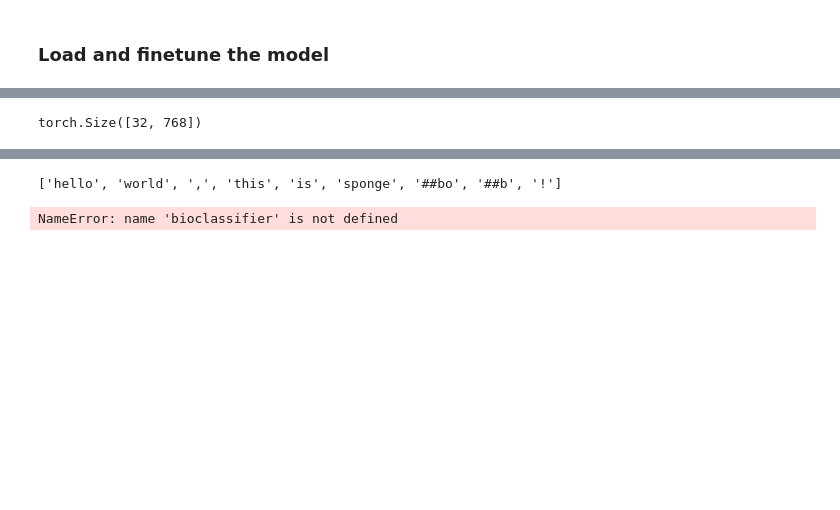
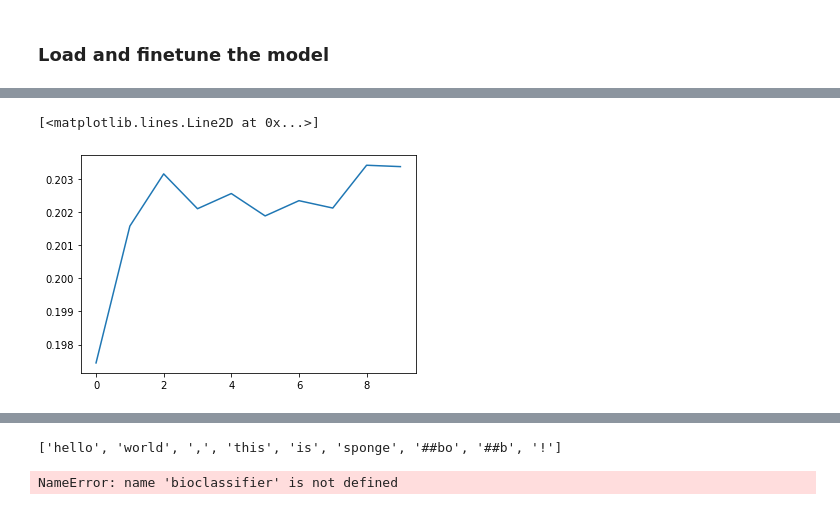
Before and after one commit to erolm-a/colla-framework, a Jupyter notebook: notebooks/EntitiesAsExperts.ipynb, the cells around one changed output, grey strips where cells are left out. Drawn from its saved outputs; the diff is of its cells as text; code cells hidden in the pictures; blank space fills up the shorter version.

Commit message:
Entity Memory model code (stub)

```diff
--- a/notebooks/EntitiesAsExperts.ipynb
+++ b/notebooks/EntitiesAsExperts.ipynb
@@ -305,16 +476,11 @@ scheduler_lp = get_schedule(10, optimizer_lp, wiki_train_dataloader)
 # %%
-from seqeval.metrics import f1_score, accuracy_score
-
-import numpy as np
-from torch.nn.utils import clip_grad_norm_
-
 loss_values, validation_loss_values = [], []
 
 for epoch in range(epochs):
     bioclassifier.train()
     total_loss = 0
 
-    for step, batch in enumerate(tqdm(bio_train_dataloader)):
+    for batch in tqdm(bio_train_dataloader):
         batch = tuple(t.to(device) for t in batch)
         b_input_ids, b_input_mask, b_labels = batch
 
@@ -331,15 +497,15 @@ for epoch in range(epochs):
         clip_grad_norm_(parameters=bioclassifier.parameters(),
                         max_norm=max_grad_norm)
 
-        optimizer.step()
-        scheduler.step()
+        optimizer_bio.step()
+        scheduler_bio.step()
 
-    avg_train_loss = total_loss / len(train_dataloader)
-    print("Average train loss: {}".format(avg_train_loss))
+    avg_train_loss = total_loss / len(bio_train_dataloader)
+    tqdm.write("Average train loss: {}".format(avg_train_loss))
 
     loss_values.append(avg_train_loss)
 
-    model.eval()
+    bioclassifier.eval()
 
     eval_loss, eval_accuracy = 0.0, 0.0
     number_eval_steps, number_eval_examples = 0, 0
@@ -361,15 +527,24 @@ for epoch in range(epochs):
         predictions.extend([list(p) for p in np.argmax(logits, axis=2)])
         true_labels.extend(label_ids)
 
-    eval_loss = eval_loss / len(validation_dataloader)
+
+    eval_loss = eval_loss / len(bio_validation_dataloader)
     validation_loss_values.append(eval_loss)
-    pred_tags = [[bio_values[p_i] for p_i, l_i in zip(p, l)]
+
+    # flatten pred_tags and true_tags.
+    #pred_tags = [[p_i for p_i in prediction] for prediction in predictions]
+    #true_tags = [[t_i for t_i in truth] for truth in true_labels]
+
+
+    # Padding is used only for masked values.
+    pred_tags = [[bio_dataset.bio_values[p_i] for p_i, l_i in zip(p, l) if l_i != bio_dataset.bio2idx["PAD"]]
                     for p, l in zip(predictions, true_labels)]
 
-    true_tags = [[bio_values[l_i] for l_i in l] for l in true_labels]
+    true_tags = [[bio_dataset.bio_values[l_i] for l_i in l if l_i != bio_dataset.bio2idx["PAD"]] for l in true_labels]
 
-    print(f"Validation Accuracy: {accuracy_score(pred_tags, true_tags)}")
-    print(f"Validation F1-Score: {f1_score(pred_tags, true_tags)}")
-    print(f"Validation loss: {eval_loss}")
-    print()
+
+    tqdm.write(f"Validation Accuracy: {accuracy_score(pred_tags, true_tags)}")
+    tqdm.write(f"Validation F1-Score: {f1_score(pred_tags, true_tags)}")
+    tqdm.write(f"Validation loss: {eval_loss}")
+    tqdm.write("")
 # %% [output]
@@ -377,6 +576,7 @@ NameError: name 'epochs' is not defined
-# %%
-for x in wiki_train_dataloader:
-    print(x[2].shape)
-    break
-# %% [output]
-torch.Size([32, 768])
+# %%
+import matplotlib.pyplot as plt
+
+plt.plot(validation_loss_values)
+# %% [output]
+[<matplotlib.lines.Line2D at 0x...>]
+[figure, added]
```
Also changed, not shown: parts of 27 cells of this notebook.
